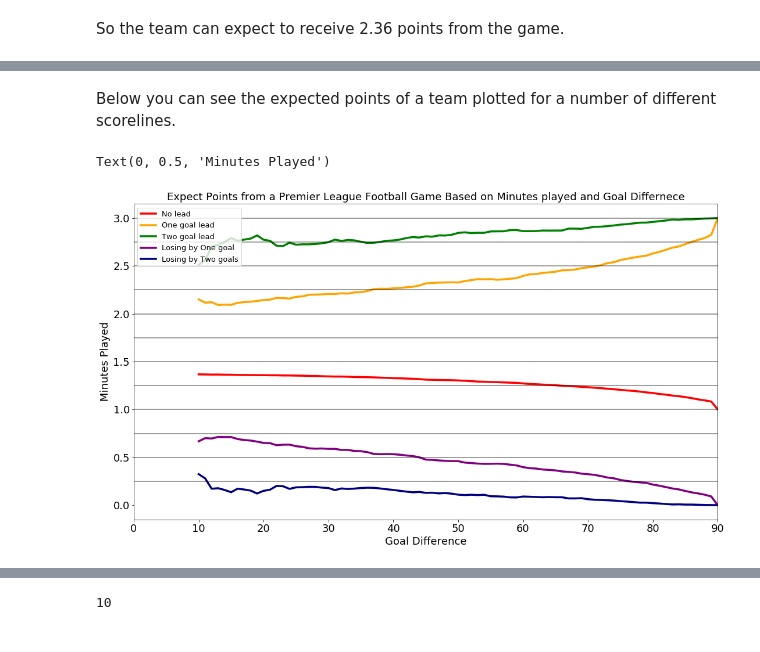
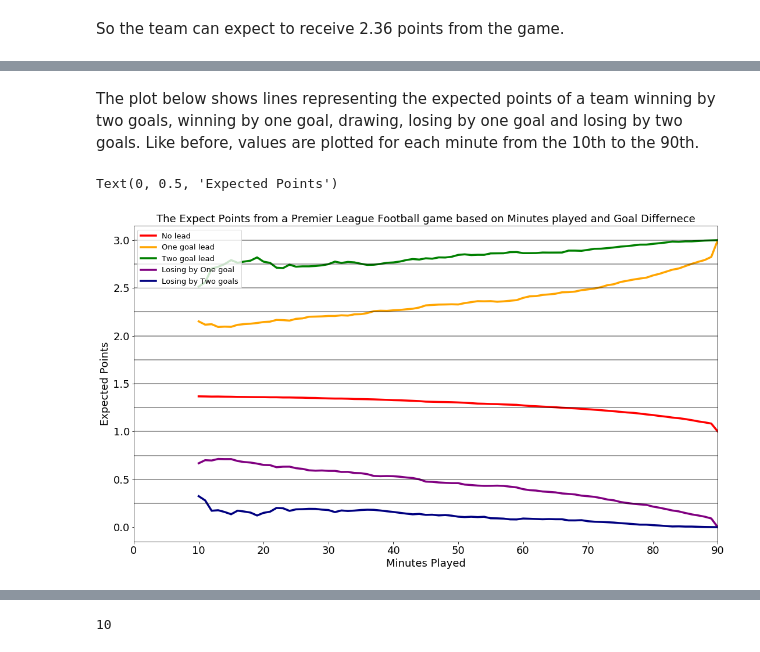
Before and after one commit to ConorSharpe/Football_Analytics_Scoreline_Analysis, a Jupyter notebook: The Most Dangerous Scoreline in Football - a Statistical Analysis of Football Scorelines .ipynb, the cells around one changed output, grey strips where cells are left out. Saved outputs shown, nothing was run; the diff lists cells and outputs as text; code cells hidden in the pictures.

```diff
--- a/The Most Dangerous Scoreline in Football - a Statistical Analysis of Football Scorelines .ipynb
+++ b/The Most Dangerous Scoreline in Football - a Statistical Analysis of Football Scorelines .ipynb
@@ -366,41 +375,41 @@ z_2 = plot_xPTS(2)
 z_neg1 = plot_xPTS(-1)
 # %%
 z_neg2 = plot_xPTS(-2)
-# %% [markdown]
-Below you can see the expected points of a team plotted for a number of different scorelines.
+# %% [markdown]
+The plot below shows lines representing the expected points of a team winning by two goals, winning by one goal, drawing, losing by one goal and losing by two goals. Like before, values are plotted for each minute from the 10th to the 90th.
 # %%
 plt.figure(figsize=(18,10))
 
 plt.plot(x, z_0, color = 'red', linewidth = 3.5, label = 'No lead ')
 plt.plot(x, z_1, color = 'orange', linewidth = 3.5, label = 'One goal lead')
 plt.plot(x, z_2, color = 'green', linewidth = 3.5, label = 'Two goal lead')
 plt.plot(x, z_neg1, color = 'purple', linewidth = 3.5, label = 'Losing by One goal')
 plt.plot(x, z_neg2, color = 'navy', linewidth = 3.5, label = 'Losing by Two goals')
 plt.legend(loc='upper left' , prop={'size': 13})
 
 plt.plot([0, 90], [0.25, 0.25], color = 'black', alpha=0.5)
 plt.plot([0, 90], [0.5, 0.5], color = 'black', alpha=0.5)
 plt.plot([0, 90], [0.75, 0.75], color = 'black', alpha=0.5)
 plt.plot([0, 90], [1, 1], color = 'black', alpha=0.5)
 plt.plot([0, 90], [1.25, 1.25], color = 'black', alpha=0.5)
 plt.plot([0, 90], [1.5, 1.5], color = 'black', alpha=0.5)
 plt.plot([0, 90], [1.75, 1.75], color = 'black', alpha=0.5)
 plt.plot([0, 90], [2, 2], color = 'black', alpha=0.5)
 plt.plot([0, 90], [2.25, 2.25], color = 'black', alpha=0.5)
 plt.plot([0, 90], [2.5, 2.5], color = 'black', alpha=0.5)
 plt.plot([0, 90], [2.75, 2.75], color = 'black', alpha=0.5)
 plt.plot([0, 90], [3, 3], color = 'black', alpha=0.5)
 
 
 
 plt.xlim(0,90)
 
 plt.tick_params(axis='both', which='major', labelsize=18)
 
-plt.title('Expect Points from a Premier League Football Game Based on Minutes played and Goal Differnece', fontsize=18)
-plt.xlabel('Goal Difference' , fontsize=18)
-plt.ylabel('Minutes Played', fontsize=18)
+plt.title('The Expect Points from a Premier League Football game based on Minutes played and Goal Differnece', fontsize=18)
+plt.xlabel('Minutes Played' , fontsize=18)
+plt.ylabel('Expected Points', fontsize=18)
 # %% [output]
-Text(0, 0.5, 'Minutes Played')
+Text(0, 0.5, 'Expected Points')
-[figure, old version]
+[figure, new version]
 # %% [markdown]
```
Also changed, not shown: parts of 26 cells of this notebook.
